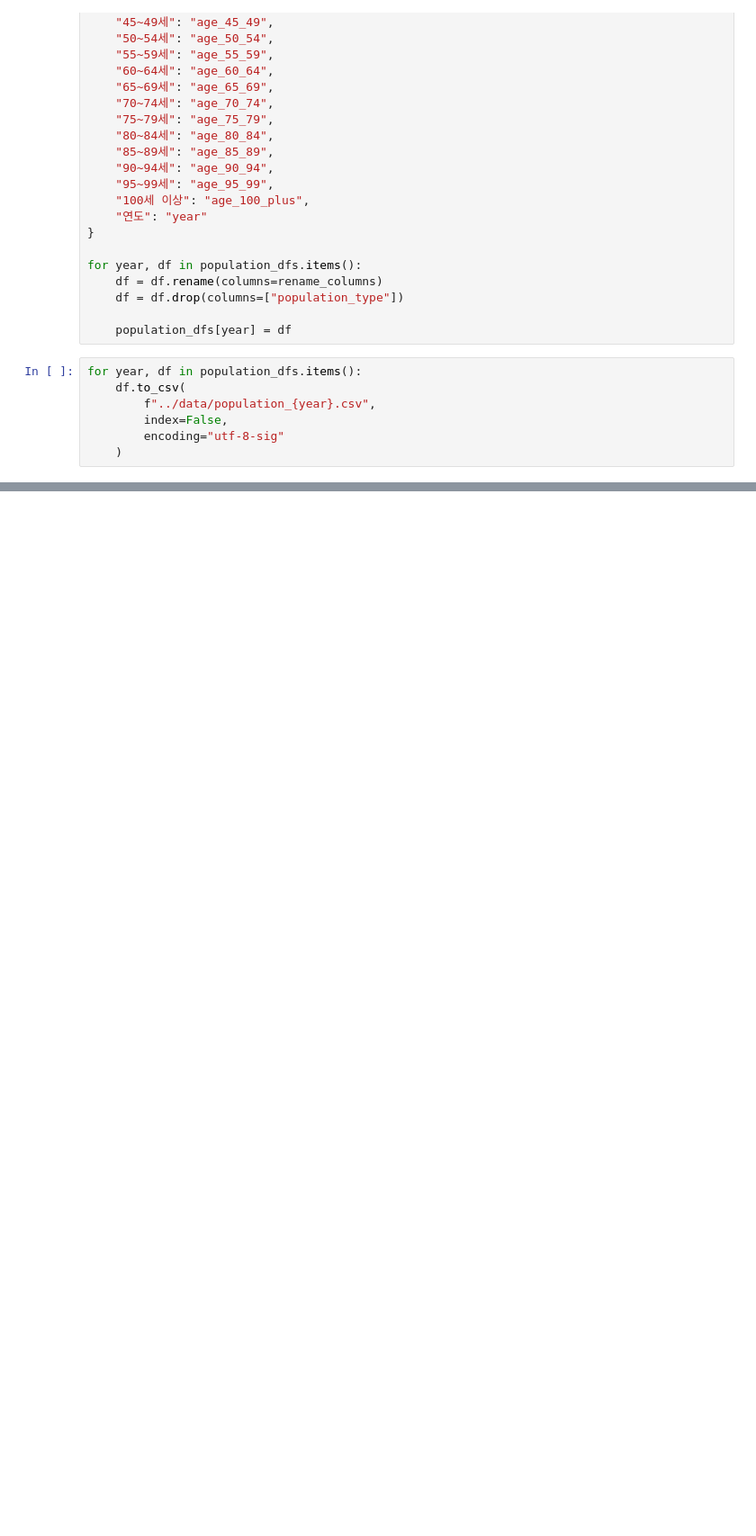
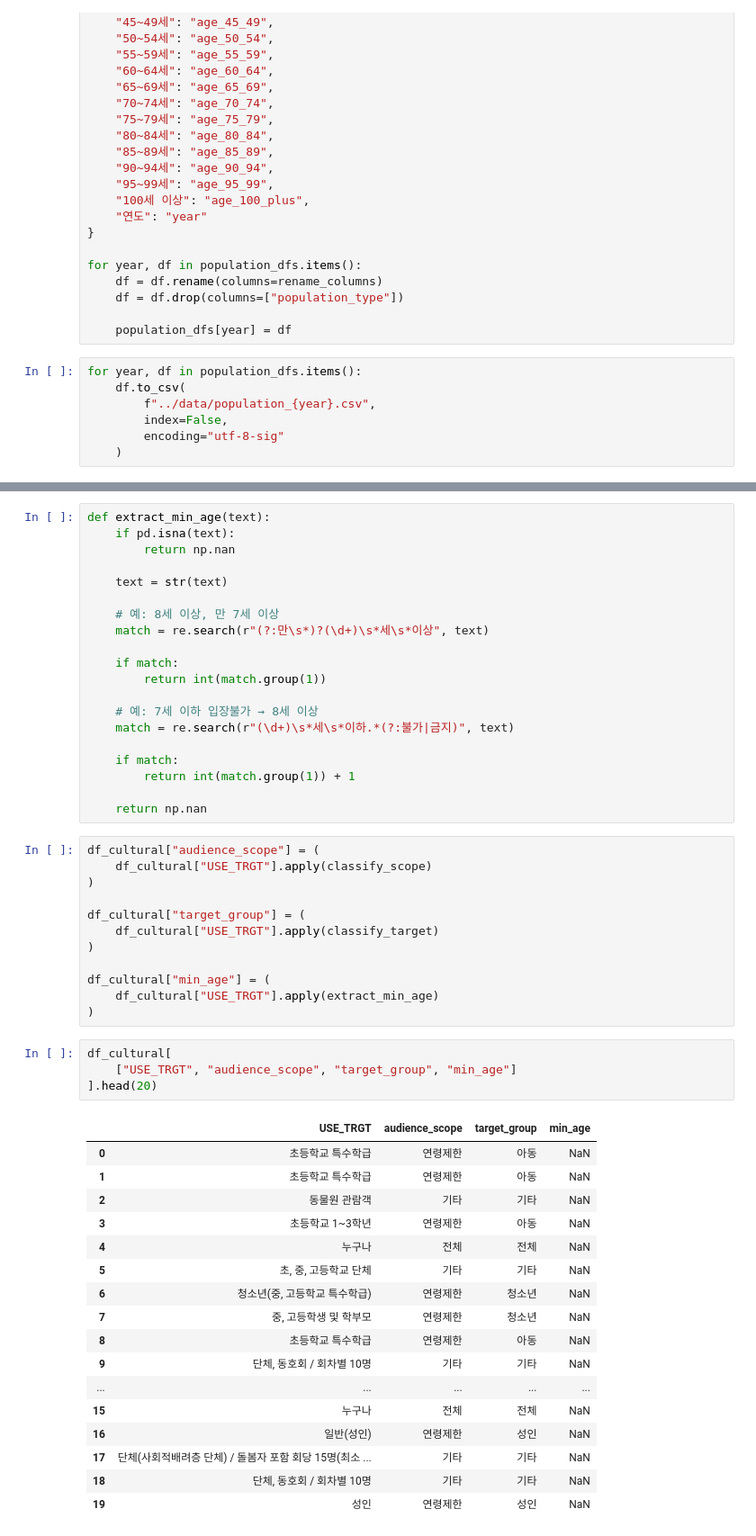
Before and after one commit to kkw5389-collab/sprint_mission17, a Jupyter notebook: notebooks/mission17.ipynb, the cells around one changed output, grey strips where cells are left out. Shown at 90% size. Saved outputs shown, nothing was run; the diff lists cells and outputs as text; blank space fills up the shorter version.

```diff
--- a/notebooks/mission17.ipynb
+++ b/notebooks/mission17.ipynb
@@ -628,0 +870,54 @@ for year, df in population_dfs.items():
+# %%
+def extract_min_age(text):
+    if pd.isna(text):
+        return np.nan
+
+    text = str(text)
+
+    # 예: 8세 이상, 만 7세 이상
+    match = re.search(r"(?:만\s*)?(\d+)\s*세\s*이상", text)
+
+    if match:
+        return int(match.group(1))
+
+    # 예: 7세 이하 입장불가 → 8세 이상
+    match = re.search(r"(\d+)\s*세\s*이하.*(?:불가|금지)", text)
+
+    if match:
+        return int(match.group(1)) + 1
+
+    return np.nan
+# %%
+df_cultural["audience_scope"] = (
+    df_cultural["USE_TRGT"].apply(classify_scope)
+)
+
+df_cultural["target_group"] = (
+    df_cultural["USE_TRGT"].apply(classify_target)
+)
+
+df_cultural["min_age"] = (
+    df_cultural["USE_TRGT"].apply(extract_min_age)
+)
+# %%
+df_cultural[
+    ["USE_TRGT", "audience_scope", "target_group", "min_age"]
+].head(20)
+# %% [output]
+|  | USE_TRGT | audience_scope | target_group | min_age |
+| 0 | 초등학교 특수학급 | 연령제한 | 아동 | NaN |
+| 1 | 초등학교 특수학급 | 연령제한 | 아동 | NaN |
+| 2 | 동물원 관람객 | 기타 | 기타 | NaN |
+| 3 | 초등학교 1~3학년 | 연령제한 | 아동 | NaN |
+| 4 | 누구나 | 전체 | 전체 | NaN |
+| 5 | 초, 중, 고등학교 단체 | 기타 | 기타 | NaN |
+| 6 | 청소년(중, 고등학교 특수학급) | 연령제한 | 청소년 | NaN |
+| 7 | 중, 고등학생 및 학부모 | 연령제한 | 청소년 | NaN |
+| 8 | 초등학교 특수학급 | 연령제한 | 아동 | NaN |
+| 9 | 단체, 동호회 / 회차별 10명 | 기타 | 기타 | NaN |
+| ... | ... | ... | ... | ... |
+| 15 | 누구나 | 전체 | 전체 | NaN |
+| 16 | 일반(성인) | 연령제한 | 성인 | NaN |
+| 17 | 단체(사회적배려층 단체) / 돌봄자 포함 회당 15명(최소 ... | 기타 | 기타 | NaN |
+| 18 | 단체, 동호회 / 회차별 10명 | 기타 | 기타 | NaN |
+| 19 | 성인 | 연령제한 | 성인 | NaN |
```
Also changed, not shown: parts of 19 cells of this notebook.
